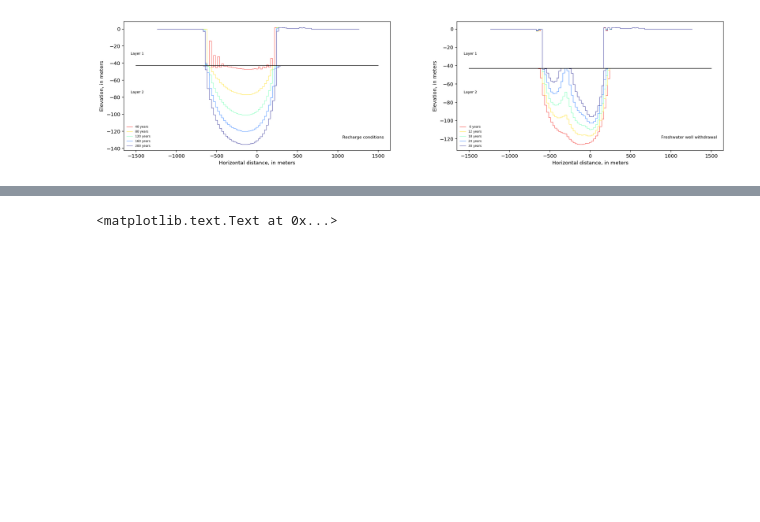
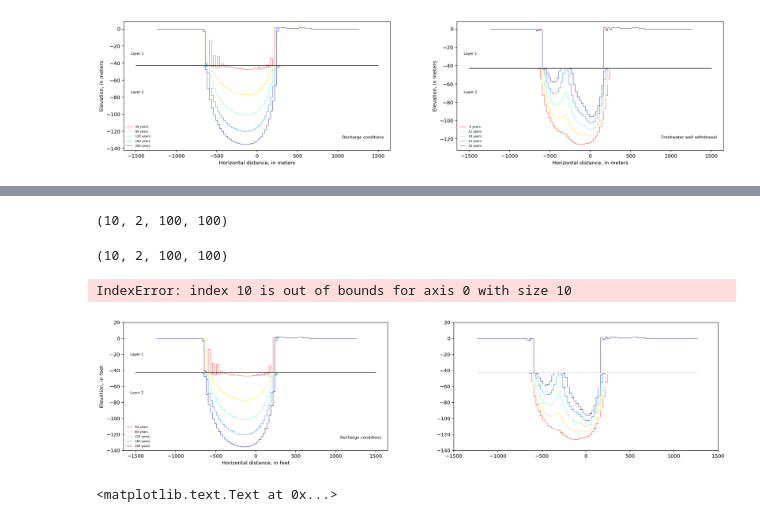
Before and after one commit to spencerbh/Fogland, a Jupyter notebook: flopy3_SWI2_Fogland_UNIX_pixel.ipynb, the cells around one changed output, grey strips where cells are left out. Cells and saved outputs as stored; diff of their text form; code cells hidden in the pictures; blank space fills up the shorter version.

Commit message:
added simulation 1.5 attempts to introduce peak season conditions

```diff
--- a/flopy3_SWI2_Fogland_UNIX_pixel.ipynb
+++ b/flopy3_SWI2_Fogland_UNIX_pixel.ipynb
@@ -466,3 +584,13 @@ zobs = np.genfromtxt(os.path.join(ml.model_ws, modelname+'.zobs.out'), names=Tru
+# %%
+# read base model zeta
+zfile15 = flopy.utils.CellBudgetFile(os.path.join(ml15.model_ws, modelname+'.zta'))
+kstpkper = zfile15.get_kstpkper()
+zeta15 = []
+for kk in kstpkper:
+    zeta15.append(zfile15.get_data(kstpkper=kk, text='ZETASRF  1')[0])
+zeta15 = np.array(zeta)
+# read swi obs
+zobs15 = np.genfromtxt(os.path.join(ml15.model_ws, modelname15+'.zobs.out'), names=True)
 # %% [markdown]
 Load the simulation 2 `ZETA` data and `ZETA` observations.
 # %%
@@ -695,3 +784,13 @@ ax.text(0.975, .1, 'Freshwater well withdrawal', transform=ax.transAxes, va='cen
 # %% [output]
 <matplotlib.text.Text at 0x...>
 [figure]
+# %%
+x = np.linspace(-1250, 1250, 100)
+xcell = np.linspace(-1250, 1250, 100) + delr / 2.
+xedge = np.linspace(-1225, 1225, 101)
+years = [40, 80, 120, 160, 200, 45, 91, 272, 45, 91, 272, 45, 91]
+days = [45, 91]
+
+#perlen = [365.25 * 200., 92, 273, 92, 273, 92]
+#nstp = [1000, 92, 273, 92, 273, 92]
+# sp2 = timesteps of 1 day
@@ -698,3 +801,63 @@ ax.text(0.975, .1, 'Freshwater well withdrawal', transform=ax.transAxes, va='cen
+# %%
+zeta15.shape
+# %% [output]
+(10, 2, 100, 100)
+# %%
+zeta.shape
+# %% [output]
+(10, 2, 100, 100)
+# %%
+plt.rcParams.update({'legend.fontsize': 6, 'legend.frameon' : False})
+#fig = plt.figure(figsize=(fwid, fhgt), facecolor='w')
+fig = plt.figure(figsize=(20, 10), facecolor='w')
+fig.subplots_adjust(wspace=0.25, hspace=0.25, left=flft, right=frgt, bottom=fbot, top=ftop)
+fig
+# first plot
+ax = fig.add_subplot(2, 2, 1)
+# axes limits
+#ax.set_xlim(-1500, 1500)
+ax.set_ylim(-140, 20)
+for idx in range(5):
+    # layer 1
+    ax.plot(xcell, zeta15[idx, 0, 50, :], drawstyle='steps-mid',
+            linewidth=0.5, color=cc[idx], label='{:2d} years'.format(years[idx]))
+    # layer 2
+    ax.plot(xcell, zeta15[idx, 1, 50, :], drawstyle='steps-mid',
+            linewidth=0.5, color=cc[idx], label='_None')
+ax.plot([-1500, 1500], [-43, -43], color='k', linewidth=1.0)
+# legend
+plt.legend(loc='lower left')
+# axes labels and text
+ax.set_xlabel('Horizontal distance, in feet')
+ax.set_ylabel('Elevation, in feet')
+ax.text(0.025, .75, 'Layer 1', transform=ax.transAxes, va='center', ha='left', size='7')
+ax.text(0.025, .45, 'Layer 2', transform=ax.transAxes, va='center', ha='left', size='7')
+ax.text(0.975, .1, 'Recharge conditions', transform=ax.transAxes, va='center', ha='right', size='8')
+
+# second plot
+ax = fig.add_subplot(2, 2, 2)
+# axes limits
+ax.set_xlim(-1500, 1500)
+ax.set_ylim(-140, 20)
+for idx in range(5, len(years)):
+    # layer 1
+    ax.plot(xcell, zeta15[idx, 0, 50, :], drawstyle='steps-mid',
+            linewidth=0.5, color=cc[idx-5], label='{:2d} days'.format(years[idx]))
+    # layer 2
+    ax.plot(xcell, zeta15[idx, 1, 50, :], drawstyle='steps-mid',
+            linewidth=0.5, color=cc[idx-5], label='_None')
+ax.plot([-1500, 1500], [-43, -43], color='k', linewidth=1.0)
+# legend
+plt.legend(loc='lower left')
+# axes labels and text
+ax.set_xlabel('Horizontal distance, in feet')
+ax.set_ylabel('Elevation, in feet')
+ax.text(0.025, .75, 'Layer 1', transform=ax.transAxes, va='center', ha='left', size='7')
+ax.text(0.025, .45, 'Layer 2', transform=ax.transAxes, va='center', ha='left', size='7')
+ax.text(0.975, .1, 'Freshwater well withdrawal', transform=ax.transAxes, va='center', ha='right', size='8')
+# %% [output]
+IndexError: index 10 is out of bounds for axis 0 with size 10
+[figure, added]
 # %%
 plt.rcParams.update({'legend.fontsize': 6, 'legend.frameon' : False})
 #fig = plt.figure(figsize=(fwid, fhgt), facecolor='w')
```
Also changed, not shown: parts of 21 cells of this notebook.
